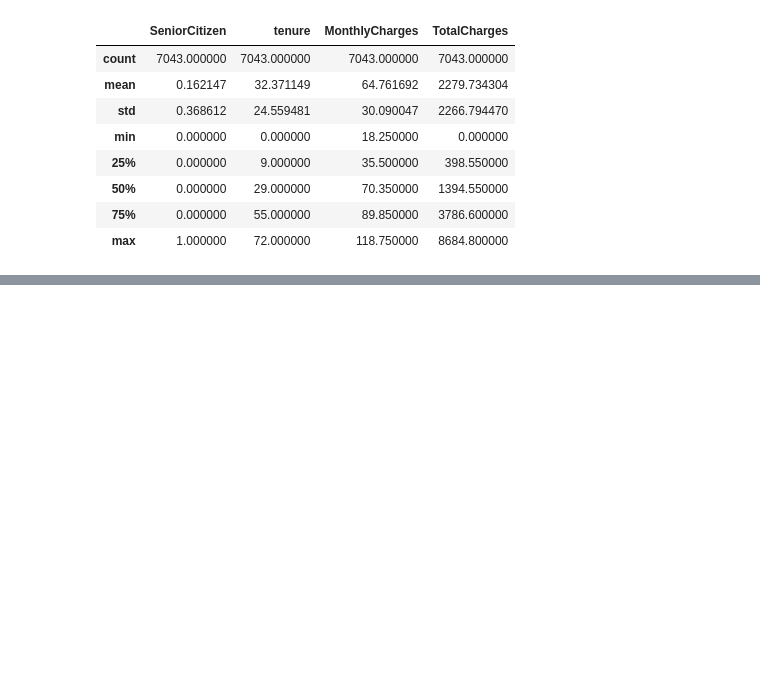
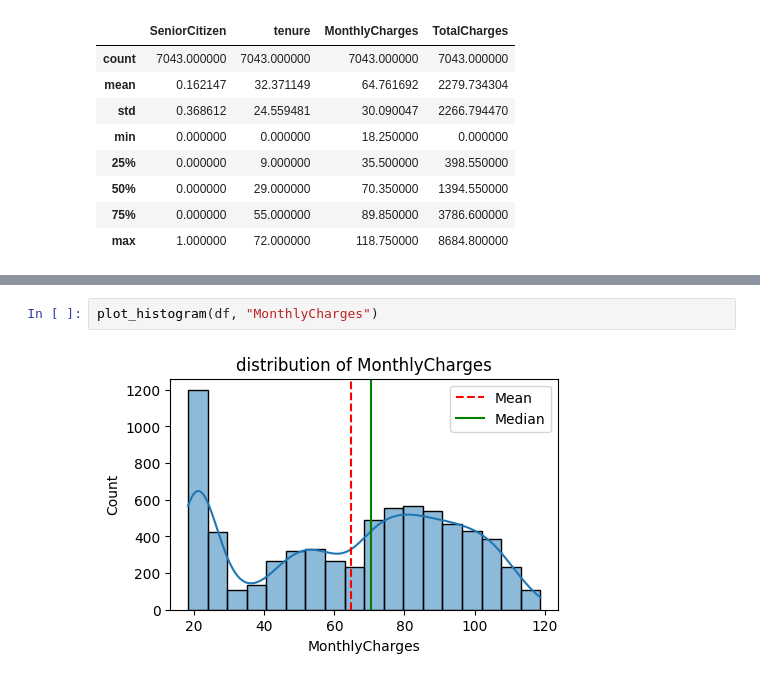
Before and after one commit to Millie-blip/Customer_churn.ML, a Jupyter notebook: EDA.ipynb, the cells around one changed output, grey strips where cells are left out. Drawn from its saved outputs; the diff is of its cells as text; blank space fills up the shorter version.

```diff
--- a/EDA.ipynb
+++ b/EDA.ipynb
@@ -40,0 +67,4 @@ df.describe()
+# %%
+plot_histogram(df, "MonthlyCharges")
+# %% [output]
+[figure, added]
```
Also changed, not shown: parts of 15 cells of this notebook.
